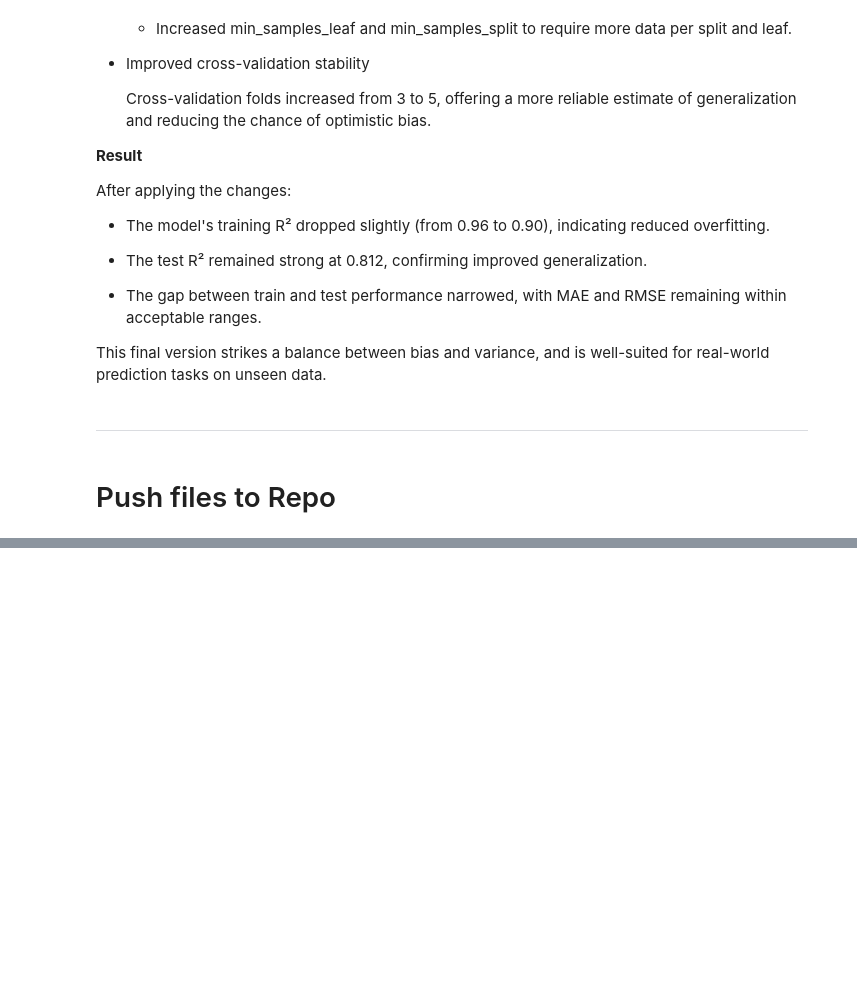
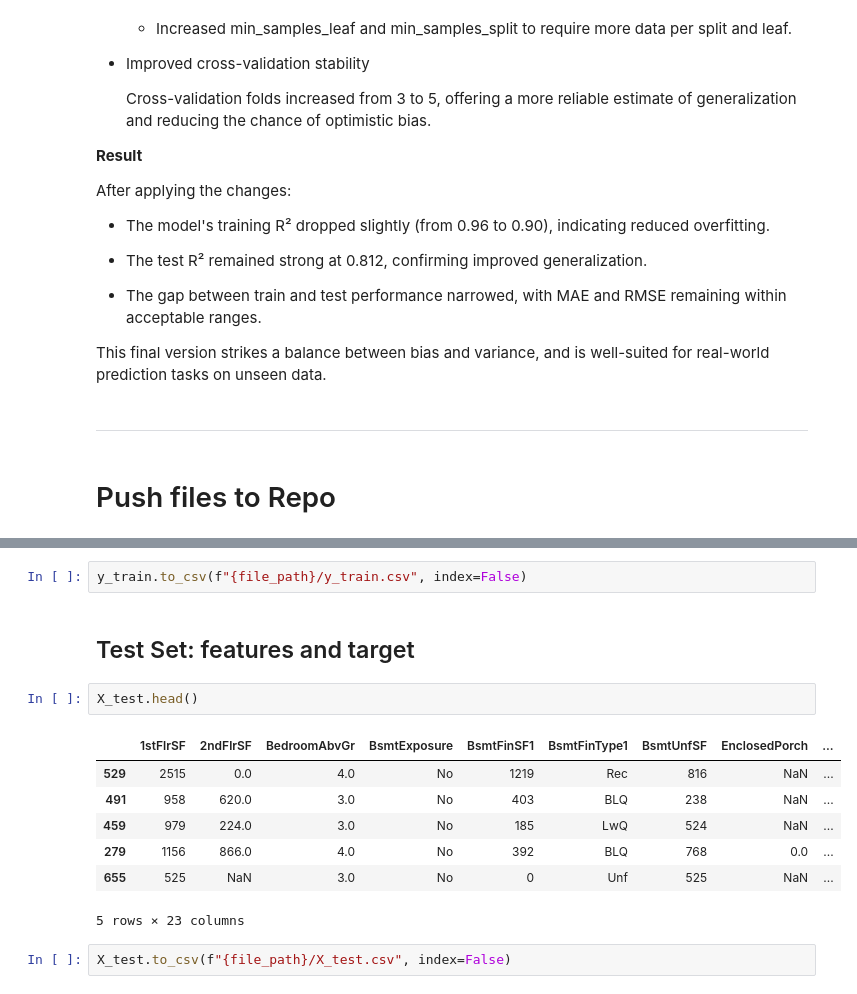
Before and after one commit to Fariba-Kamani/Heritage-House-Price-Insight-Predictor, a Jupyter notebook: jupyter_notebooks/05-Modeling and Evaluation-SalePrice.ipynb, the cells around one changed output, grey strips where cells are left out. Cells and saved outputs as stored; diff of their text form; blank space fills up the shorter version.

```diff
--- a/jupyter_notebooks/05-Modeling and Evaluation-SalePrice.ipynb
+++ b/jupyter_notebooks/05-Modeling and Evaluation-SalePrice.ipynb
@@ -892,0 +938,16 @@ This final version strikes a balance between bias and variance, and is well-suit
+# %%
+y_train.to_csv(f"{file_path}/y_train.csv", index=False)
+# %% [markdown]
+## Test Set: features and target
+# %%
+X_test.head()
+# %% [output]
+|  | 1stFlrSF | 2ndFlrSF | BedroomAbvGr | BsmtExposure | BsmtFinSF1 | BsmtFinType1 | BsmtUnfSF | EnclosedPorch | ... |
+| 529 | 2515 | 0.0 | 4.0 | No | 1219 | Rec | 816 | NaN | ... |
+| 491 | 958 | 620.0 | 3.0 | No | 403 | BLQ | 238 | NaN | ... |
+| 459 | 979 | 224.0 | 3.0 | No | 185 | LwQ | 524 | NaN | ... |
+| 279 | 1156 | 866.0 | 4.0 | No | 392 | BLQ | 768 | 0.0 | ... |
+| 655 | 525 | NaN | 3.0 | No | 0 | Unf | 525 | NaN | ... |
+5 rows × 23 columns
+# %%
+X_test.to_csv(f"{file_path}/X_test.csv", index=False)
```
Also changed, not shown: parts of 16 cells of this notebook, 6 other files.
